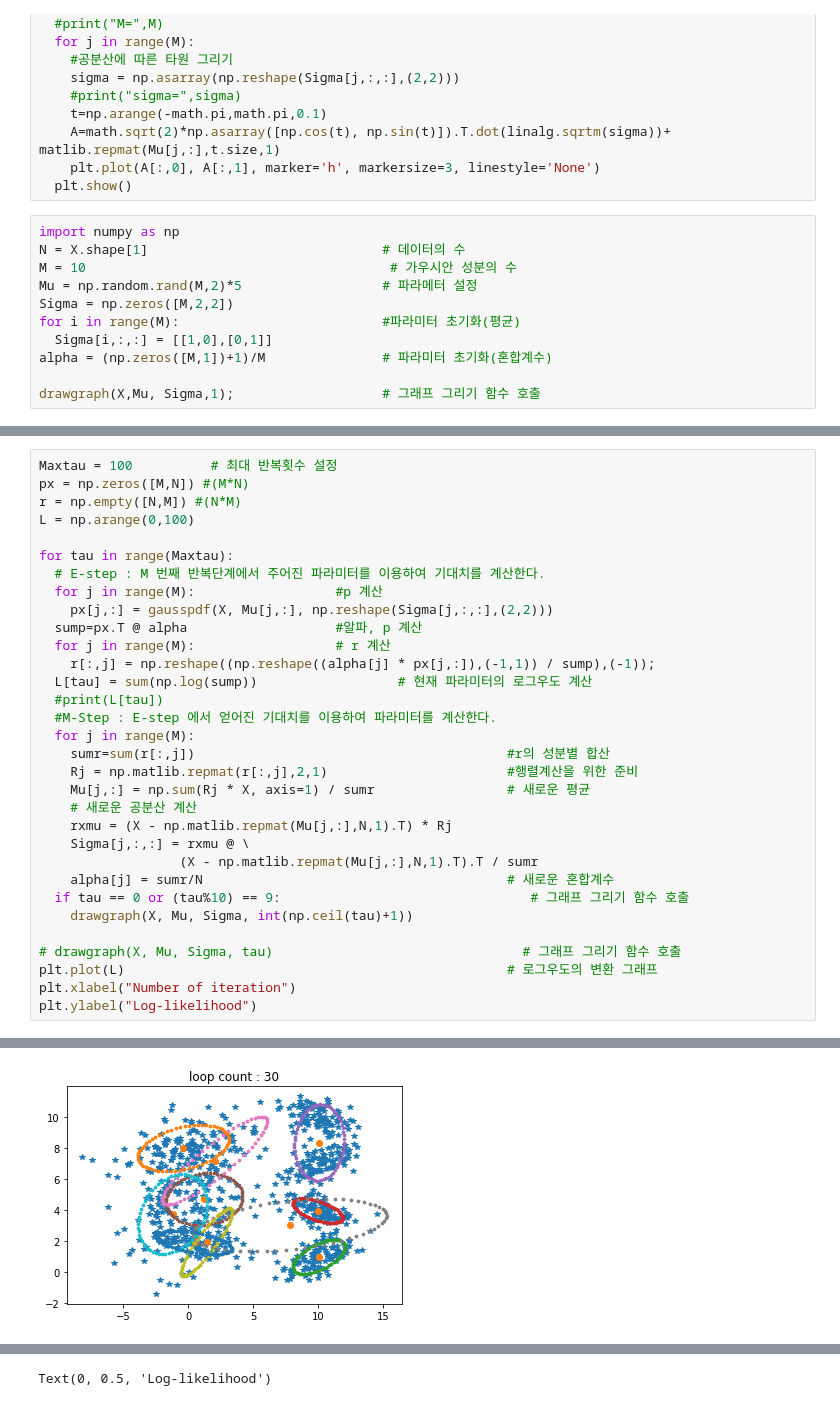
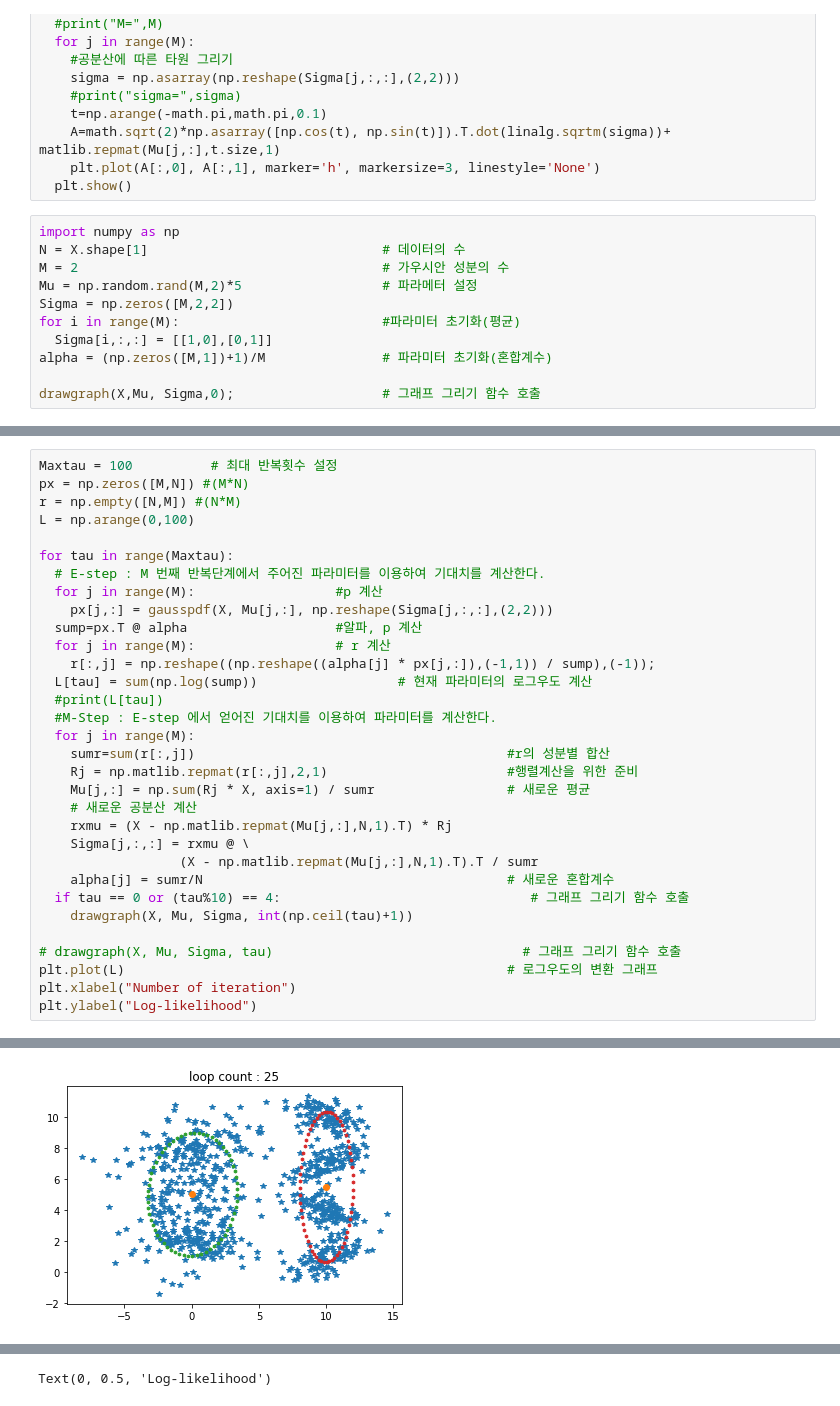
Before and after one commit to yojulab/knou_study_machinglearning, a Jupyter notebook: codes/sanghunoh/reports/과제_5_1_가우시안혼합모델.ipynb, the cells around one changed output, grey strips where cells are left out. Cells and saved outputs as stored; diff of their text form.

```diff
--- a/codes/sanghunoh/reports/과제_5_1_가우시안혼합모델.ipynb
+++ b/codes/sanghunoh/reports/과제_5_1_가우시안혼합모델.ipynb
@@ -70,12 +70,12 @@ def drawgraph(X, Mu, Sigma, cnt):
 # %%
 import numpy as np
 N = X.shape[1]                              # 데이터의 수
-M = 10                                       # 가우시안 성분의 수
+M = 2                                       # 가우시안 성분의 수
 Mu = np.random.rand(M,2)*5                  # 파라메터 설정
 Sigma = np.zeros([M,2,2])
 for i in range(M):                          #파라미터 초기화(평균)
   Sigma[i,:,:] = [[1,0],[0,1]]
 alpha = (np.zeros([M,1])+1)/M               # 파라미터 초기화(혼합계수)
 
-drawgraph(X,Mu, Sigma,1);                   # 그래프 그리기 함수 호출
+drawgraph(X,Mu, Sigma,0);                   # 그래프 그리기 함수 호출
 # %% [output]
@@ -105,7 +105,7 @@ for tau in range(Maxtau):
     Sigma[j,:,:] = rxmu @ \
                   (X - np.matlib.repmat(Mu[j,:],N,1).T).T / sumr
     alpha[j] = sumr/N                                       # 새로운 혼합계수
-  if tau == 0 or (tau%10) == 9:                                # 그래프 그리기 함수 호출
+  if tau == 0 or (tau%10) == 4:                                # 그래프 그리기 함수 호출
     drawgraph(X, Mu, Sigma, int(np.ceil(tau)+1))
 
 # drawgraph(X, Mu, Sigma, tau)                                # 그래프 그리기 함수 호출
@@ -119 +119 @@ plt.ylabel("Log-likelihood")
-[figure, old version]
+[figure, new version]
```
Also changed, not shown: parts of 4 cells of this notebook.
